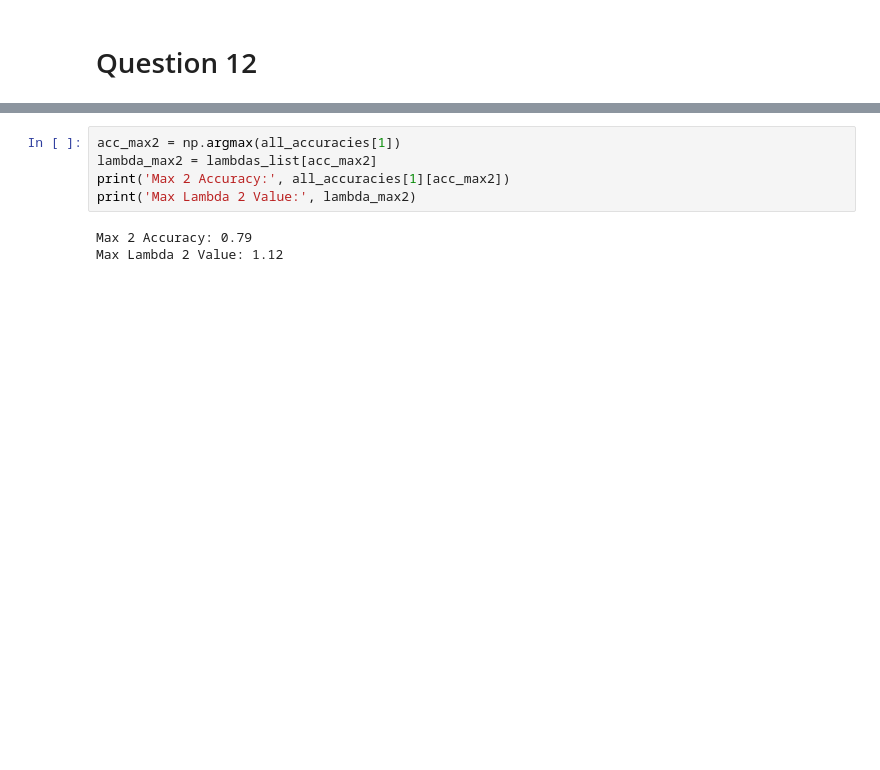
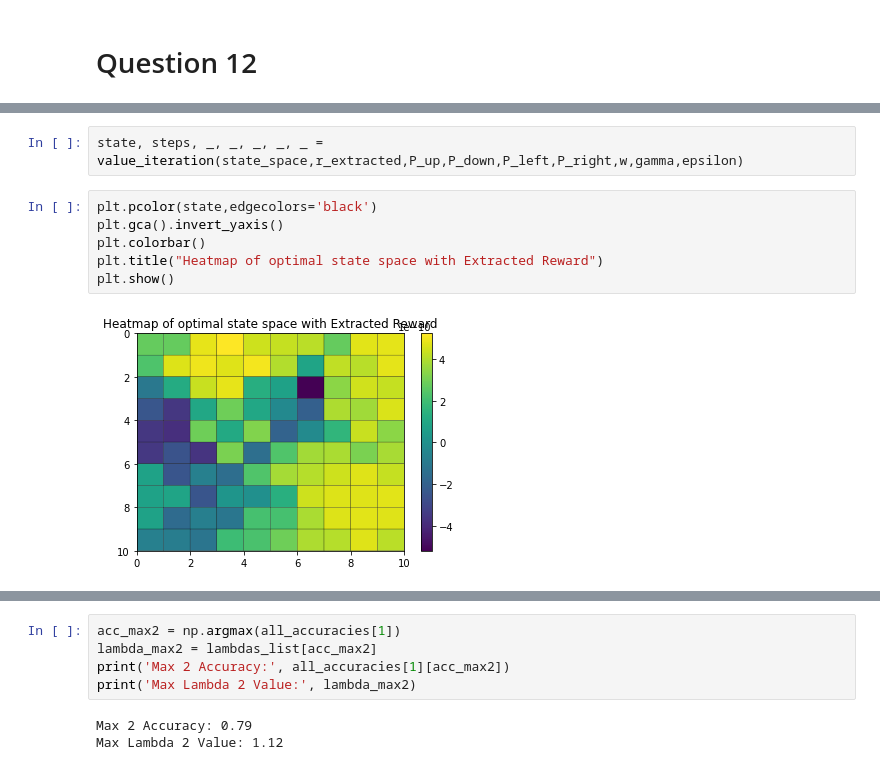
Before and after one commit to morgworth/ece232_team, a Jupyter notebook: Project 3/Anthony Project3.ipynb, the cells around one changed output, grey strips where cells are left out. Cells and saved outputs as stored; diff of their text form; blank space fills up the shorter version.

```diff
--- a/Project 3/Anthony Project3.ipynb
+++ b/Project 3/Anthony Project3.ipynb
@@ -732,0 +764,10 @@ Text(0.5, 1.0, 'Lambda λ vs Accuracy--Optimal Expert Agent w/Reward Function 2'
+# %%
+state, steps, _, _, _, _, _ = value_iteration(state_space,r_extracted,P_up,P_down,P_left,P_right,w,gamma,epsilon)
+# %%
+plt.pcolor(state,edgecolors='black')
+plt.gca().invert_yaxis()
+plt.colorbar()
+plt.title("Heatmap of optimal state space with Extracted Reward")
+plt.show()
+# %% [output]
+[figure, added]
```
Also changed, not shown: parts of 32 cells of this notebook.
